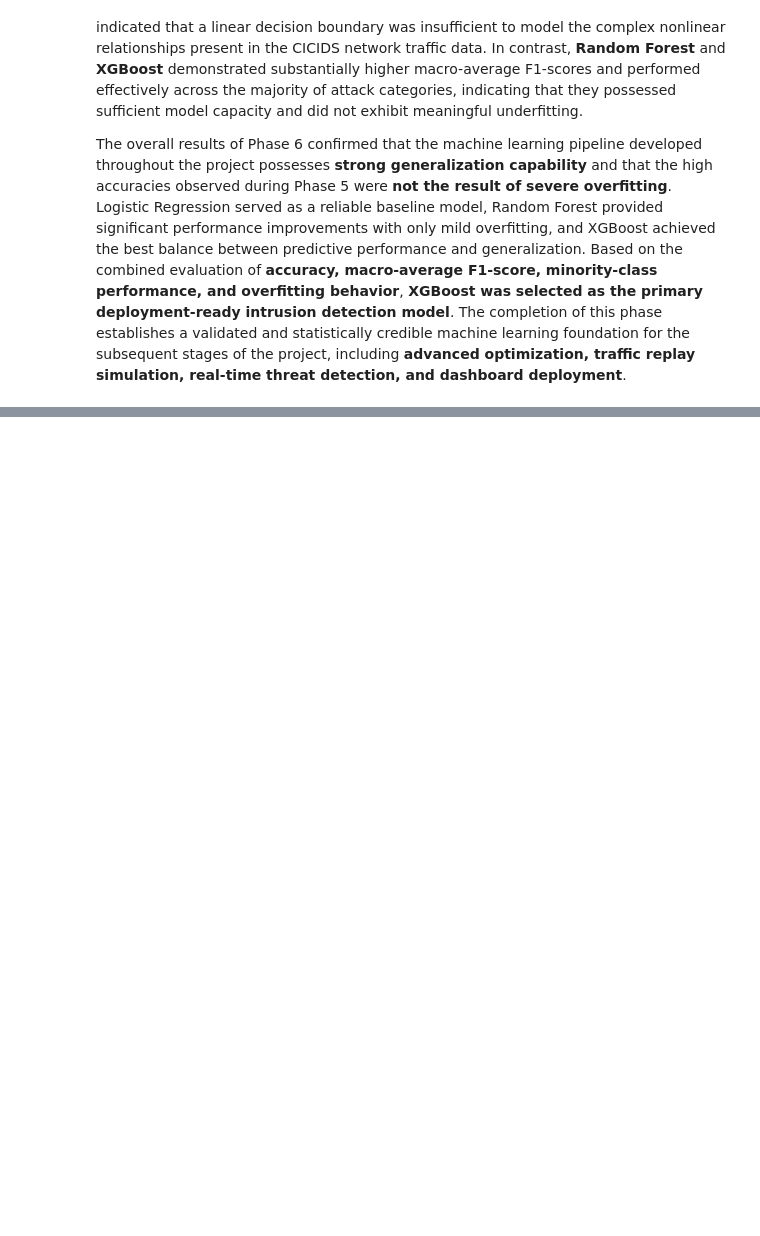
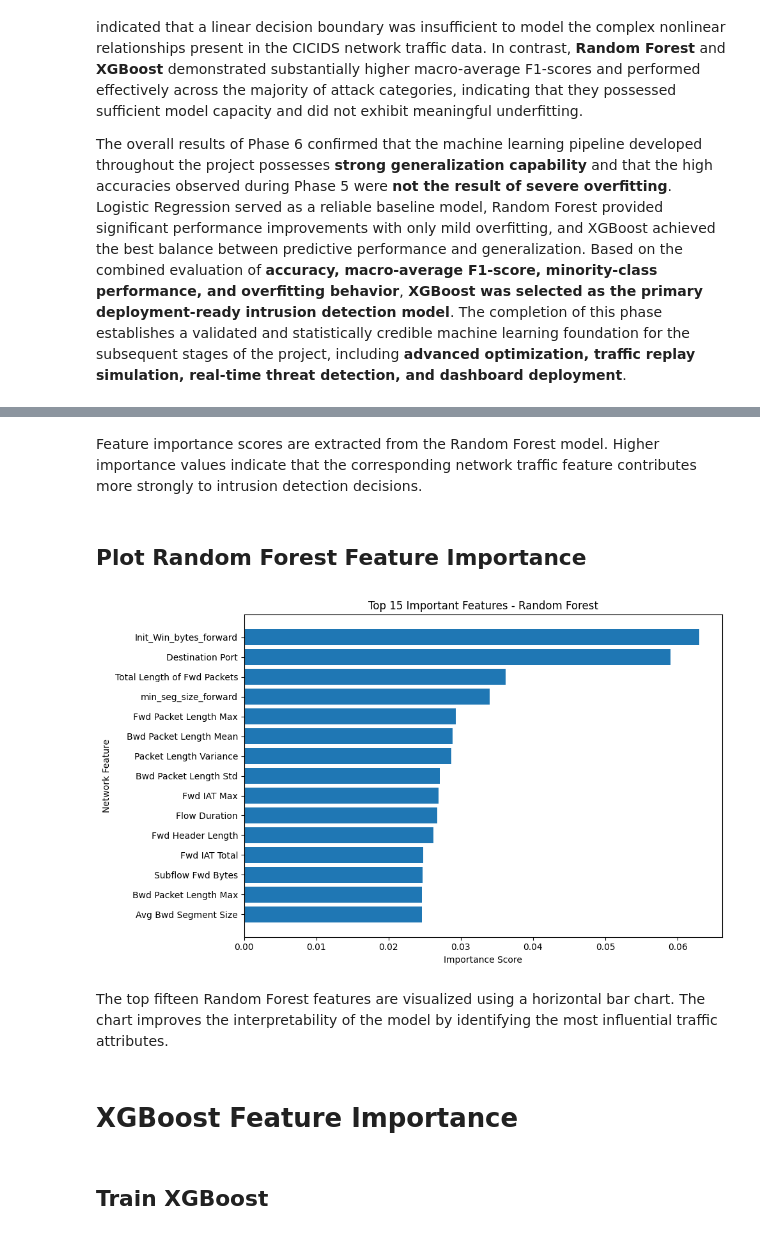
Before and after one commit to rounakghosh345123/network_intrusion_detection_system, a Jupyter notebook: nids_analysis.ipynb, the cells around one changed output, grey strips where cells are left out. Saved outputs shown, nothing was run; the diff lists cells and outputs as text; code cells hidden in the pictures; blank space fills up the shorter version.

```diff
--- a/nids_analysis.ipynb
+++ b/nids_analysis.ipynb
@@ -3113,0 +3171,12 @@ The overall results of Phase 6 confirmed that the machine learning pipeline deve
+# %%
+from sklearn.ensemble import RandomForestClassifier
+
+rf_model = RandomForestClassifier(
+    n_estimators=100,
+    random_state=42,
+    n_jobs=-1
+)
+
+rf_model.fit(X_train, y_train)
+
+print("Random Forest model trained successfully.")
@@ -3113,0 +3189,12 @@ The overall results of Phase 6 confirmed that the machine learning pipeline deve
+# %%
+rf_importance = pd.DataFrame({
+    "Feature": X_train.columns,
+    "Importance": rf_model.feature_importances_
+})
+
+rf_importance = rf_importance.sort_values(
+    by="Importance",
+    ascending=False
+)
+
+rf_importance.head(15)
@@ -3113,0 +3218,27 @@ The overall results of Phase 6 confirmed that the machine learning pipeline deve
+# %% [markdown]
+Feature importance scores are extracted from the Random Forest model. Higher importance values indicate that the corresponding network traffic feature contributes more strongly to intrusion detection decisions.
+# %% [markdown]
+## Plot Random Forest Feature Importance
+# %%
+plt.figure(figsize=(10,6))
+
+top_rf = rf_importance.head(15)
+
+plt.barh(top_rf["Feature"], top_rf["Importance"])
+
+plt.xlabel("Importance Score")
+plt.ylabel("Network Feature")
+plt.title("Top 15 Important Features - Random Forest")
+
+plt.gca().invert_yaxis()
+
+plt.tight_layout()
+plt.show()
+# %% [output]
+[figure, added]
+# %% [markdown]
+The top fifteen Random Forest features are visualized using a horizontal bar chart. The chart improves the interpretability of the model by identifying the most influential traffic attributes.
+# %% [markdown]
+# XGBoost Feature Importance
+# %% [markdown]
+## Train XGBoost
```
Also changed, not shown: parts of 53 cells of this notebook.
